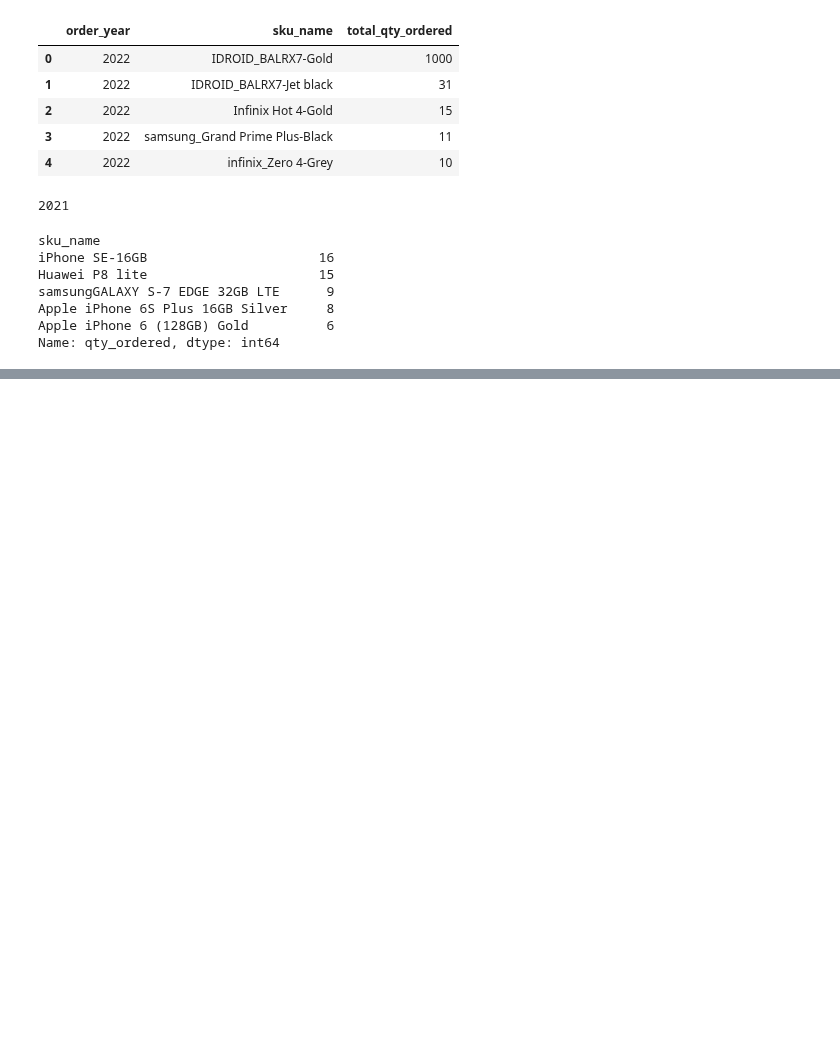
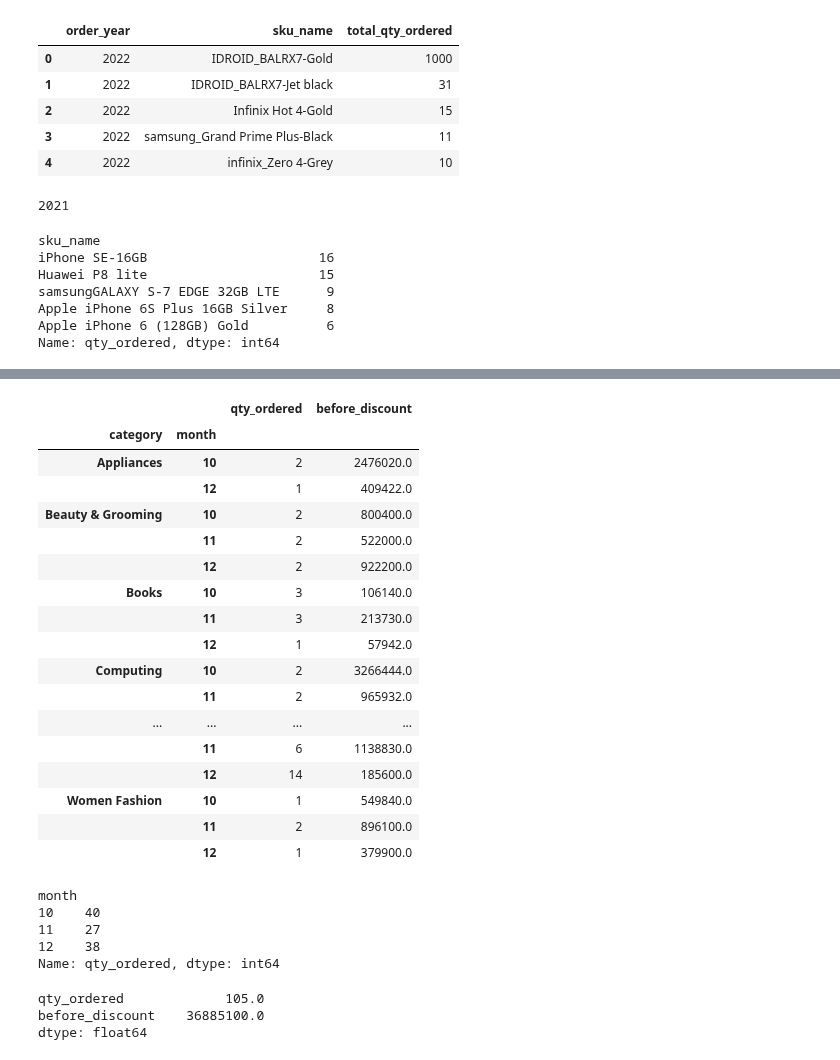
Before and after one commit to clarentcelsia/Analytics, a Jupyter notebook: ecommerce_product_sales.ipynb, the cells around one changed output, grey strips where cells are left out. Drawn from its saved outputs; the diff is of its cells as text; code cells hidden in the pictures; blank space fills up the shorter version.

```diff
--- a/ecommerce_product_sales.ipynb
+++ b/ecommerce_product_sales.ipynb
@@ -335,0 +539,7 @@ Name: qty_ordered, dtype: int64
+# %%
+df_week = df.copy()
+# %%
+df_week['day'] = df_week.order_date.dt.day_name()
+df_week['date'] = df_week.order_date.dt.day
+df_week['month'] = df_week.order_date.dt.month
+df_week['year'] = df_week.order_date.dt.year
@@ -335,0 +566,41 @@ Name: qty_ordered, dtype: int64
+# %%
+weekend_sales = df_week.loc[
+    (df_week.year == 2022) &
+    (df_week.month.isin([10, 11, 12])) &
+    (df_week.day.isin(['Saturday', 'Sunday'])) &
+    (df_week.is_valid == 1)
+, ['month', 'category', 'qty_ordered', 'before_discount', 'discount_amount', 'after_discount']]\
+    .groupby(['category', 'month'])[['qty_ordered','before_discount']].sum()
+# %% [output]
+|  |  | qty_ordered | before_discount |
+| category | month |  |  |
+| Appliances | 10 | 2 | 2476020.0 |
+|  | 12 | 1 | 409422.0 |
+| Beauty & Grooming | 10 | 2 | 800400.0 |
+|  | 11 | 2 | 522000.0 |
+|  | 12 | 2 | 922200.0 |
+| Books | 10 | 3 | 106140.0 |
+|  | 11 | 3 | 213730.0 |
+|  | 12 | 1 | 57942.0 |
+| Computing | 10 | 2 | 3266444.0 |
+|  | 11 | 2 | 965932.0 |
+| ... | ... | ... | ... |
+|  | 11 | 6 | 1138830.0 |
+|  | 12 | 14 | 185600.0 |
+| Women Fashion | 10 | 1 | 549840.0 |
+|  | 11 | 2 | 896100.0 |
+|  | 12 | 1 | 379900.0 |
+# %%
+weekend_sales.sort_values(by=['month', 'qty_ordered']).groupby(['month'])['qty_ordered'].sum()
+# %% [output]
+month
+10    40
+11    27
+12    38
+Name: qty_ordered, dtype: int64
+# %%
+weekend_sales.sum()
+# %% [output]
+qty_ordered             105.0
+before_discount    36885100.0
+dtype: float64
```
Also changed, not shown: parts of 27 cells of this notebook.
